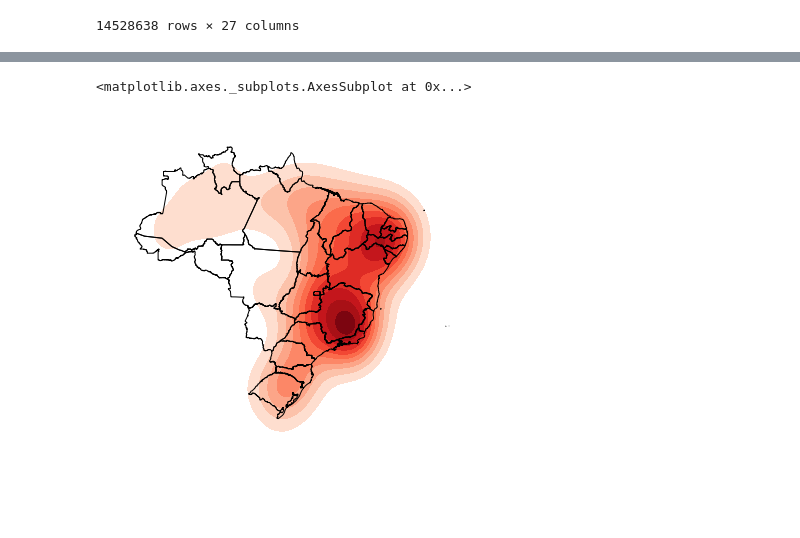
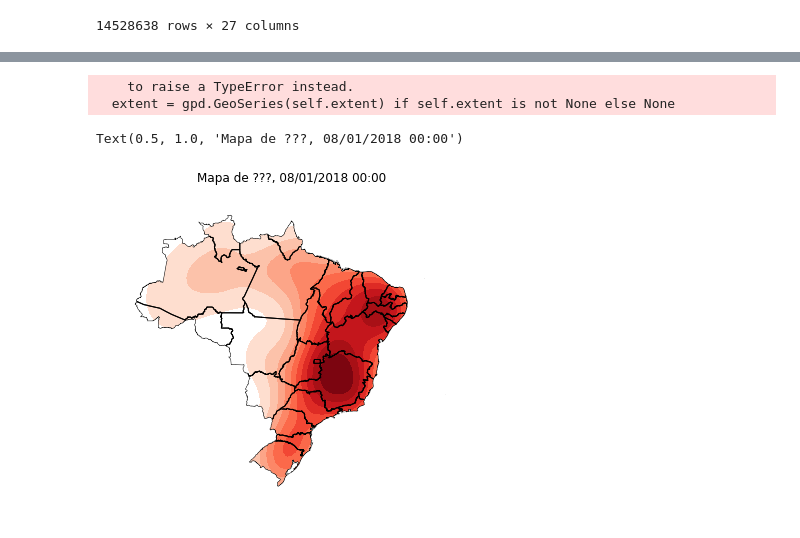
Before and after one commit to andrefellipe/ccd, a Jupyter notebook: maps.ipynb, the cells around one changed output, grey strips where cells are left out. Drawn from its saved outputs; the diff is of its cells as text; code cells hidden in the pictures; blank space fills up the shorter version.

```diff
--- a/maps.ipynb
+++ b/maps.ipynb
@@ -87,4 +41,13 @@ map_df.plot(column='measurements_by_uf',
+# %%
+br = gpd.read_file('gadm36_BRA_1.shp') # 0=país, 1=estado, 2=cidade
 # %%
-tair_df = df[['date', 'lat', 'lon', 'tair']].sort_values(by=['date'])
-tair_df_2018_08 = tair_df[(tair_df['date'] >= '2018-08-01') & (tair_df['date'] <= '2018-08-31')]
+# Preparando os dados para geração dos mapas enquanto a análise numérica não é finalizada.
+#tair_df = df[['date', 'lat', 'lon', 'tair']].sort_values(by=['date'])
+df_sorted = df.sort_values(by=['date'])
+tair_df_2018_08 = df_sorted[(tair_df['date'] >= '2018-08-01') & (tair_df['date'] <= '2018-08-31')]
 tair_lst_2018_08 = [v for k, v in tair_df_2018_08.groupby('date')]
+
+tair_df_2018_08_01_00 = tair_lst_2018_08[0]
+gdf_2018_08_01_00 = gpd.GeoDataFrame(
+    tair_df_2018_08_01_00,
+    geometry=gpd.points_from_xy(tair_df_2018_08_01_00.lon, tair_df_2018_08_01_00.lat))
@@ -111,6 +54,16 @@ gdf_2018_08_01_00
-# %%
-ax = gplt.kdeplot(gdf_2018_08_01_00, shade=True, cmap='Reds')
-gplt.polyplot(map_df, zorder=1, ax=ax)
-# %% [output]
-<matplotlib.axes._subplots.AxesSubplot at 0x...>
-[figure, removed]
+# %%
+# Plotagem dos gráficos.
+# TODO: iterar sobre a lista e gerar o .gif.
+# O plot desejado contém o parâmetro clip, mas, como a função demora a plotar
+# o gráfico quando esse parâmetro é enviado, usamos um plot sem ele apenas
+# para testes.
+
+#ax = gplt.kdeplot(gdf_2018_08_01_00[gdf_2018_08_01_00['tair'] > 0], shade=True, cmap='Reds')
+ax = gplt.kdeplot(gdf_2018_08_01_00[gdf_2018_08_01_00['tair'] > 0], clip=br.geometry, shade=True, cmap='Reds')
+gplt.polyplot(br, zorder=1, ax=ax)
+plt.title("Mapa de ???, 08/01/2018 00:00")
+# %% [output]
+    to raise a TypeError instead.
+  extent = gpd.GeoSeries(self.extent) if self.extent is not None else None
+Text(0.5, 1.0, 'Mapa de ???, 08/01/2018 00:00')
+[figure, added]
```
Also changed, not shown: parts of 10 cells of this notebook.
